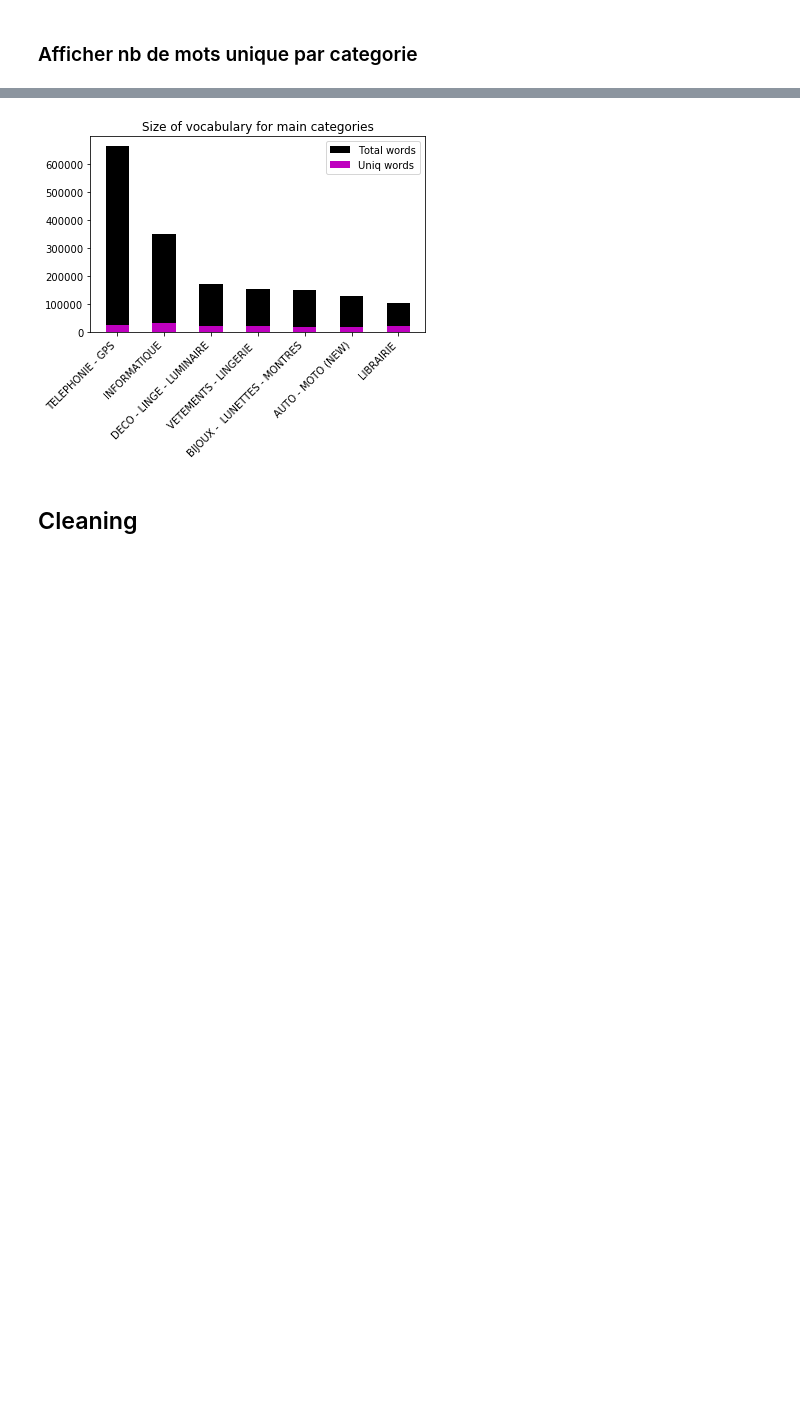
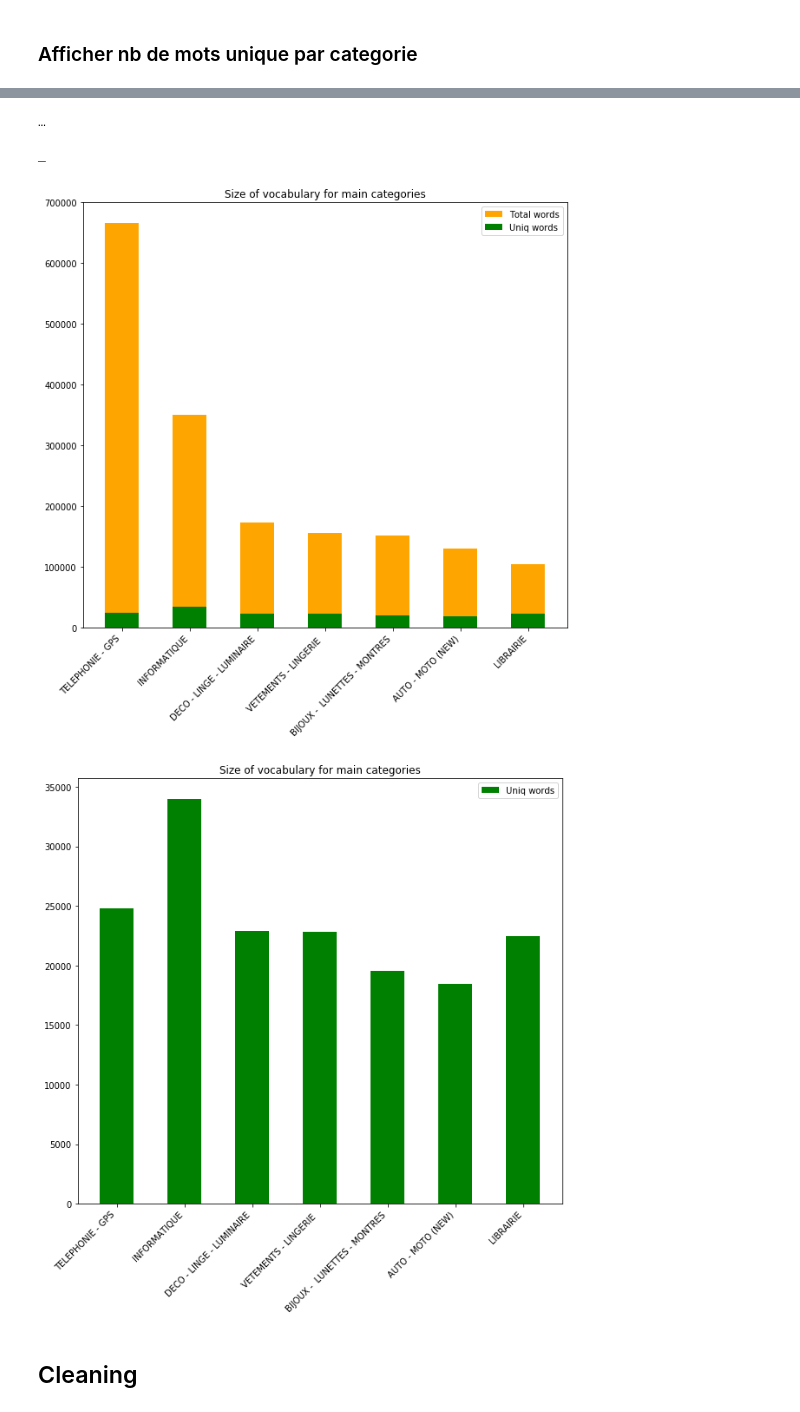
Before and after one commit to bguillouet/2020_4A_TEXTE, a Jupyter notebook: Help_rapport.ipynb, the cells around one changed output, grey strips where cells are left out. Cells and saved outputs as stored; diff of their text form; code cells hidden in the pictures; blank space fills up the shorter version.

```diff
--- a/Help_rapport.ipynb
+++ b/Help_rapport.ipynb
@@ -65,3 +65,4 @@ data.describe(include='all')
 - 3500 decriptions sont identiques
 # %%
 data['Categorie1'].value_counts()
+cat_list=data['Categorie1'].value_counts().index.tolist()
@@ -136,7 +119,7 @@ print(cat)
 # %%
 ## Creation d'un data frame par categories
 new = []
-for i in cat :
+for i in cat_list :
     voca = ""
     c = data[data['Categorie1']==i].index #selectionne les lignes correspondantes a la categorie
     for index in c :
@@ -188,7 +171,7 @@ for cat_i in range(44) :
 # %%
 df['Total words'] = nb
 df['Uniq words'] = uniq
-df = df.sort_values(by = 'Total words', ascending=False)
-df.head()
+data_voc = df.sort_values(by = 'Total words', ascending=False)
+data_voc
 # %% [output]
 |  | Categorie | Description | Total words | Uniq words |
@@ -200,16 +194,32 @@ df.head()
+# %%
+print(u'\u2026')
+print(u'\u00a0')
+print(u'\u005F')
+# %% [output]
+…
+
+_
 # %%
-main_cat = df['Categorie'][0:7].tolist() #recup valeurs d'une colonne
-main_tot = df['Total words'][0:7].tolist()
-main_uniq = df['Uniq words'][0:7].tolist()
+main_cat = data_voc['Categorie'][0:7].tolist() #recup valeurs d'une colonne
+main_tot = data_voc['Total words'][0:7].tolist()
+main_uniq = data_voc['Uniq words'][0:7].tolist()
 # %%
-fig = plt.figure()
-plt.bar(main_cat,main_tot,width = 0.5, color = 'k', label="Total words")
-plt.bar(main_cat,main_uniq,width = 0.5, color = 'm', label="Uniq words")
+fig = plt.figure(figsize=(10,10))
+plt.bar(main_cat,main_tot,width = 0.5, color = 'orange', label="Total words")
+plt.bar(main_cat,main_uniq,width = 0.5, color = 'green', label="Uniq words")
 plt.title("Size of vocabulary for main categories")
 plt.legend()
 fig.autofmt_xdate(rotation=45)
+
+
+fig = plt.figure(figsize=(10,10))
+plt.bar(main_cat,main_uniq,width = 0.5, color = 'green', label="Uniq words")
+plt.title("Size of vocabulary for main categories")
+plt.legend()
+fig.autofmt_xdate(rotation=45)
 # %% [output]
-[figure, old version]
+[figure, new version]
+[figure, added]
 # %% [markdown]
 ## Cleaning
 # %%
```
Also changed, not shown: parts of 9 cells of this notebook.
